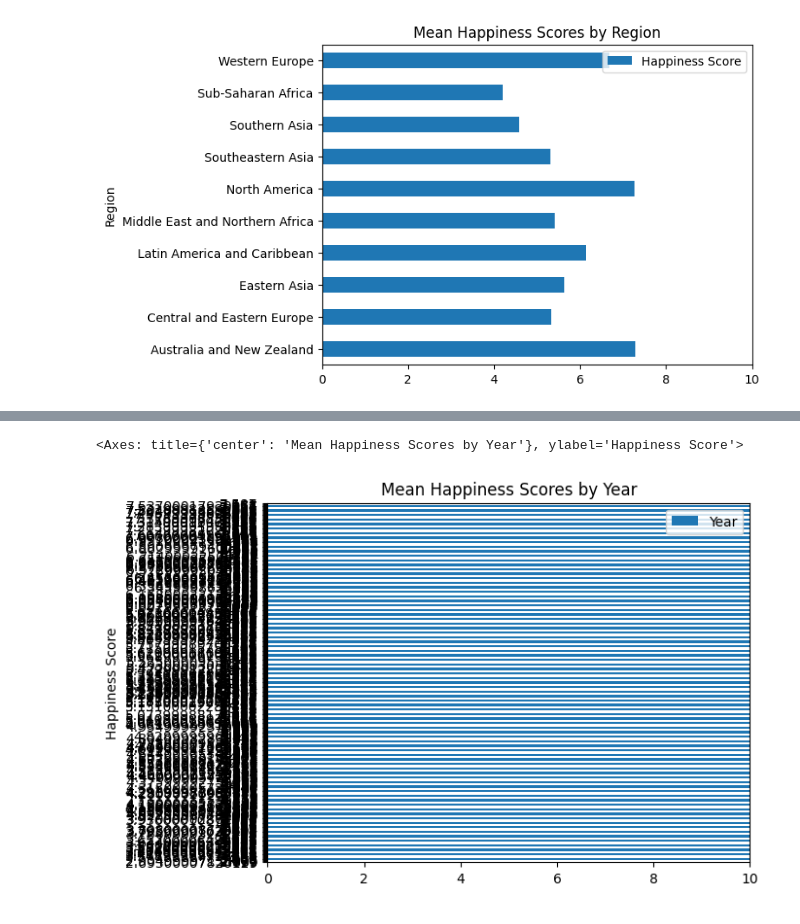
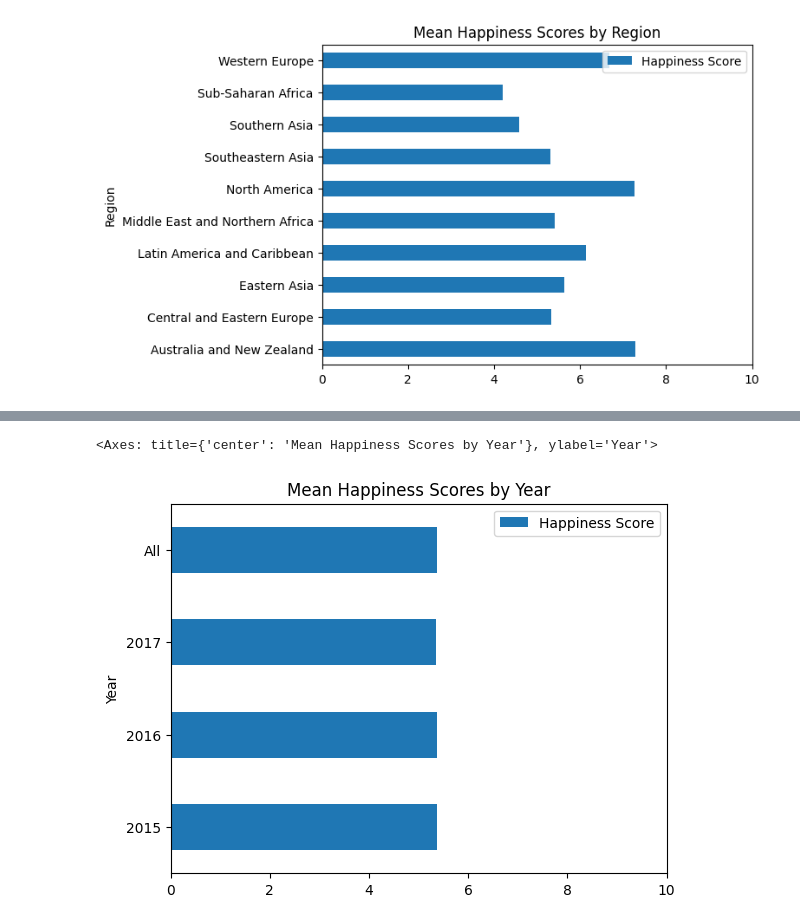
Before and after one commit to dev-alissonalves/data-scientist-dataquest, a Jupyter notebook: part03 - data_cleaning/1-data_cleaning_and_analysis_in_python/notebooks/01-combining_data_using_pandas.ipynb, the cells around one changed output, grey strips where cells are left out. Drawn from its saved outputs; the diff is of its cells as text; code cells hidden in the pictures.

```diff
--- a/part03 - data_cleaning/1-data_cleaning_and_analysis_in_python/notebooks/01-combining_data_using_pandas.ipynb
+++ b/part03 - data_cleaning/1-data_cleaning_and_analysis_in_python/notebooks/01-combining_data_using_pandas.ipynb
@@ -117,0 +258,5 @@ means.plot(kind='barh', title='Mean Happiness Scores by Region', xlim=(0,10))
+# %%
+# Usando PD concat para unificar os datasets
+
+happiness2017.rename(columns={'Happiness.Score': 'Happiness Score'}, inplace=True)
+combined = pd.concat([happiness2015, happiness2016, happiness2017])
@@ -118,11 +277,8 @@ means.plot(kind='barh', title='Mean Happiness Scores by Region', xlim=(0,10))
+# %%
+# método para criar uma tabela dinâmica a partir do combined dataframe
+pivot_table_combined = combined.pivot_table(index='Year', values='Happiness Score', aggfunc = np.mean, margins=True)
 # %%
-happiness2017.rename(columns={'Happiness.Score': 'Happiness Score'}, inplace=True)
-
-combined = pd.concat([happiness2015, happiness2016, happiness2017], axis = 0)
-
-pivot_table_combined = combined.pivot_table('Year', 'Happiness Score', aggfunc=np.mean)
-
-pivot_table_combined.plot(kind = 'barh', title = 'Mean Happiness Scores by Year', xlim =(0,10))
+pivot_table_combined.plot(kind='barh', title='Mean Happiness Scores by Year', xlim=(0,10))
 # %% [output]
-<Axes: title={'center': 'Mean Happiness Scores by Year'}, ylabel='Happiness Score'>
+<Axes: title={'center': 'Mean Happiness Scores by Year'}, ylabel='Year'>
-[figure, old version]
+[figure, new version]
```
Also changed, not shown: parts of 16 cells of this notebook, 3 other files.
